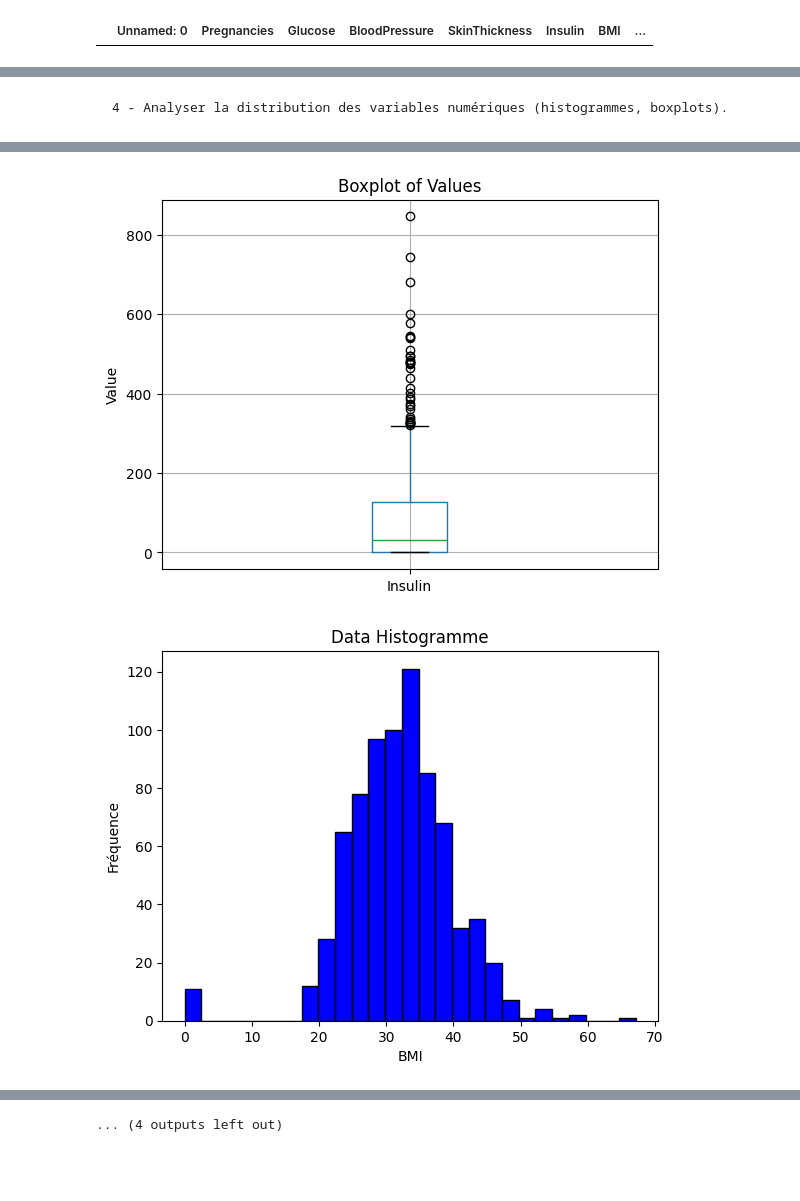
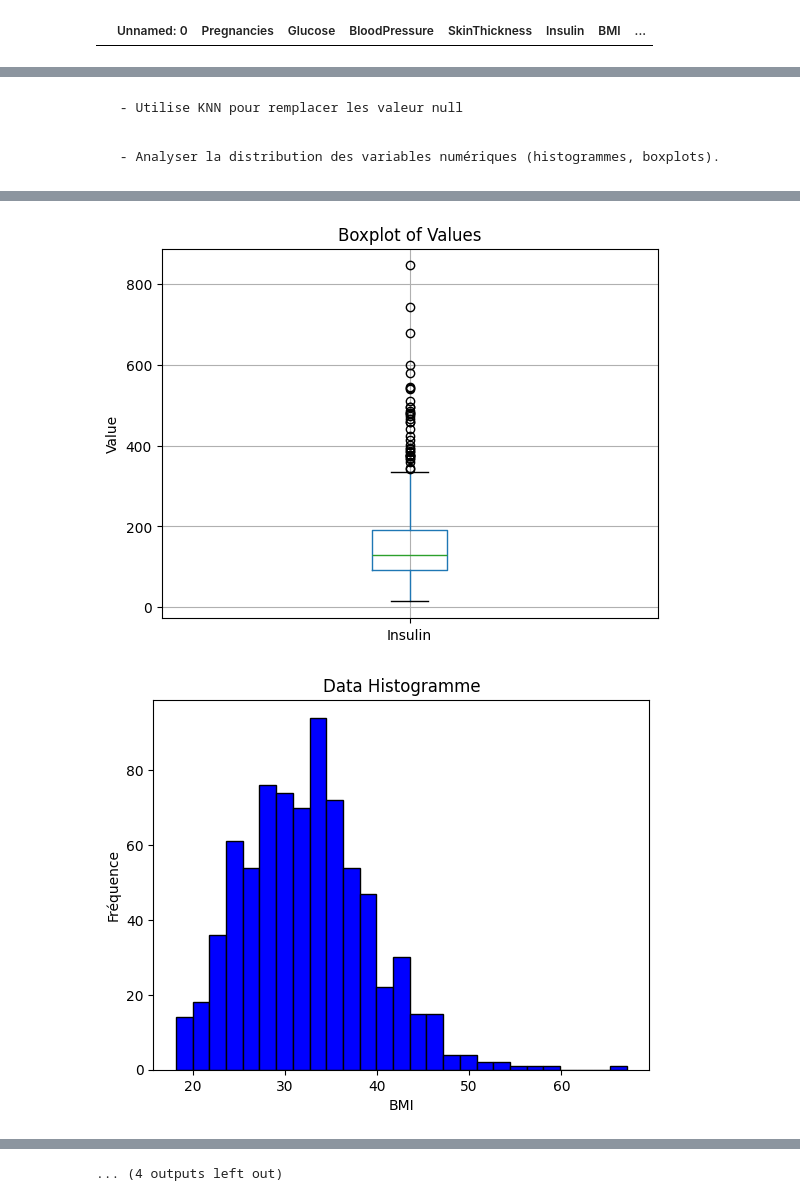
Before and after one commit to mohammedip/Analyse-et-Pr-diction-du-Risque-de-Diab-te, a Jupyter notebook: notebook/EDA.ipynb, the cells around one changed output, grey strips where cells are left out. Saved outputs shown, nothing was run; the diff lists cells and outputs as text; code cells hidden in the pictures; blank space fills up the shorter version.

```diff
--- a/notebook/EDA.ipynb
+++ b/notebook/EDA.ipynb
@@ -59,5 +60,7 @@ df[df.duplicated()]
 # %% [output]
 |  | Unnamed: 0 | Pregnancies | Glucose | BloodPressure | SkinThickness | Insulin | BMI | ... |
 # %%
+df = df.replace(0, np.nan)
 df.isnull().sum()
+df
 # %% [output]
@@ -74,14 +80,22 @@ dtype: int64
+# %% [markdown]
+     - Utilise KNN pour remplacer les valeur null
+# %%
+from sklearn.impute import KNNImputer
+
+imputer = KNNImputer(n_neighbors=5)
+
+df_filled = imputer.fit_transform(df)
+
+df = pd.DataFrame(df_filled, columns=df.columns)
 # %% [markdown]
-    4 - Analyser la distribution des variables numériques (histogrammes, boxplots).
+     - Analyser la distribution des variables numériques (histogrammes, boxplots).
 # %%
 import matplotlib.pyplot as plt
 import math
 
-
+df = df.drop(columns =["Unnamed: 0" ])
 
 for i in df.columns :
-    if i == "Unnamed: 0":
-        continue
 
     plt.hist(df[i], bins=int(math.sqrt(df.shape[0])), color='blue', edgecolor='black')
     plt.title("Data Histogramme")
@@ -106,2 +120,2 @@ for i in df.columns :
-[figure, old version]
+[figure, new version]
-[figure, old version]
+[figure, new version]
```
Also changed, not shown: parts of 16 cells of this notebook, 2 other files.
